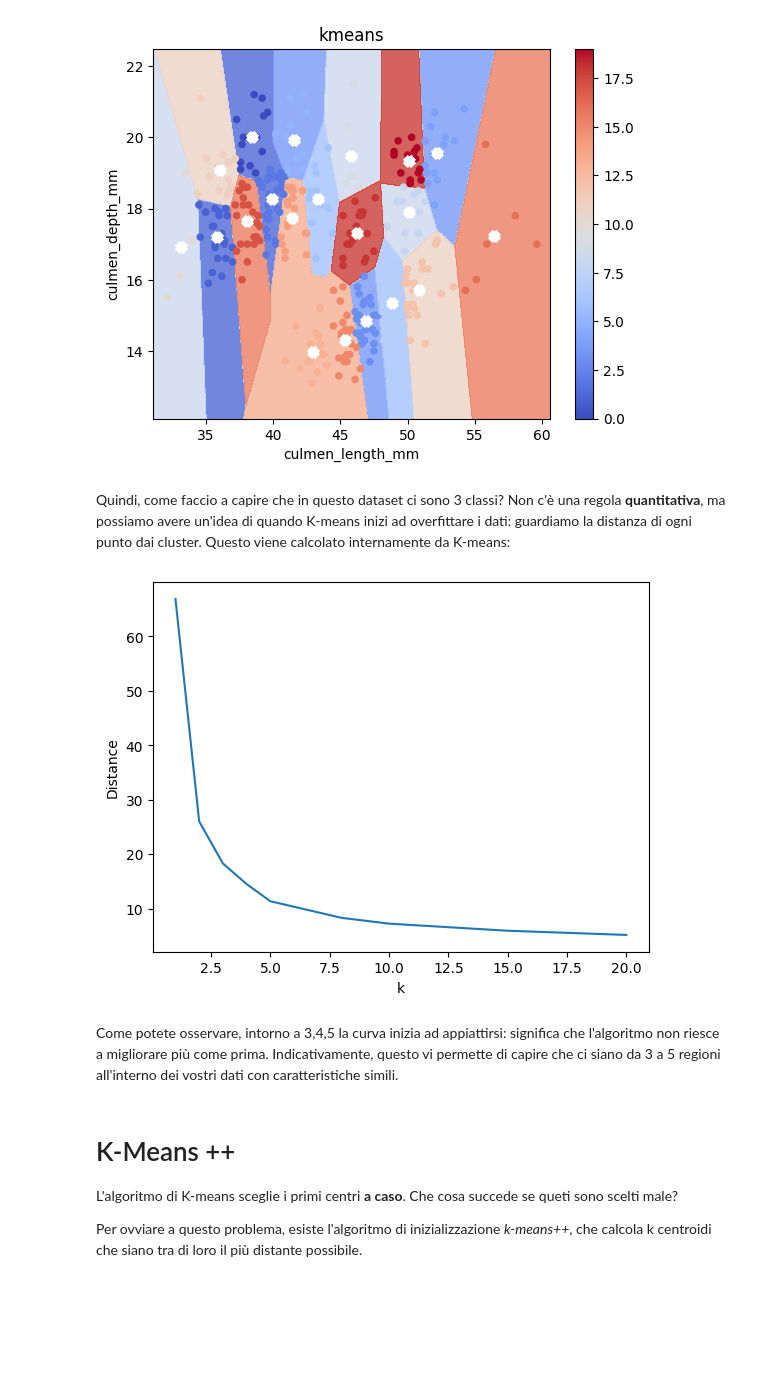
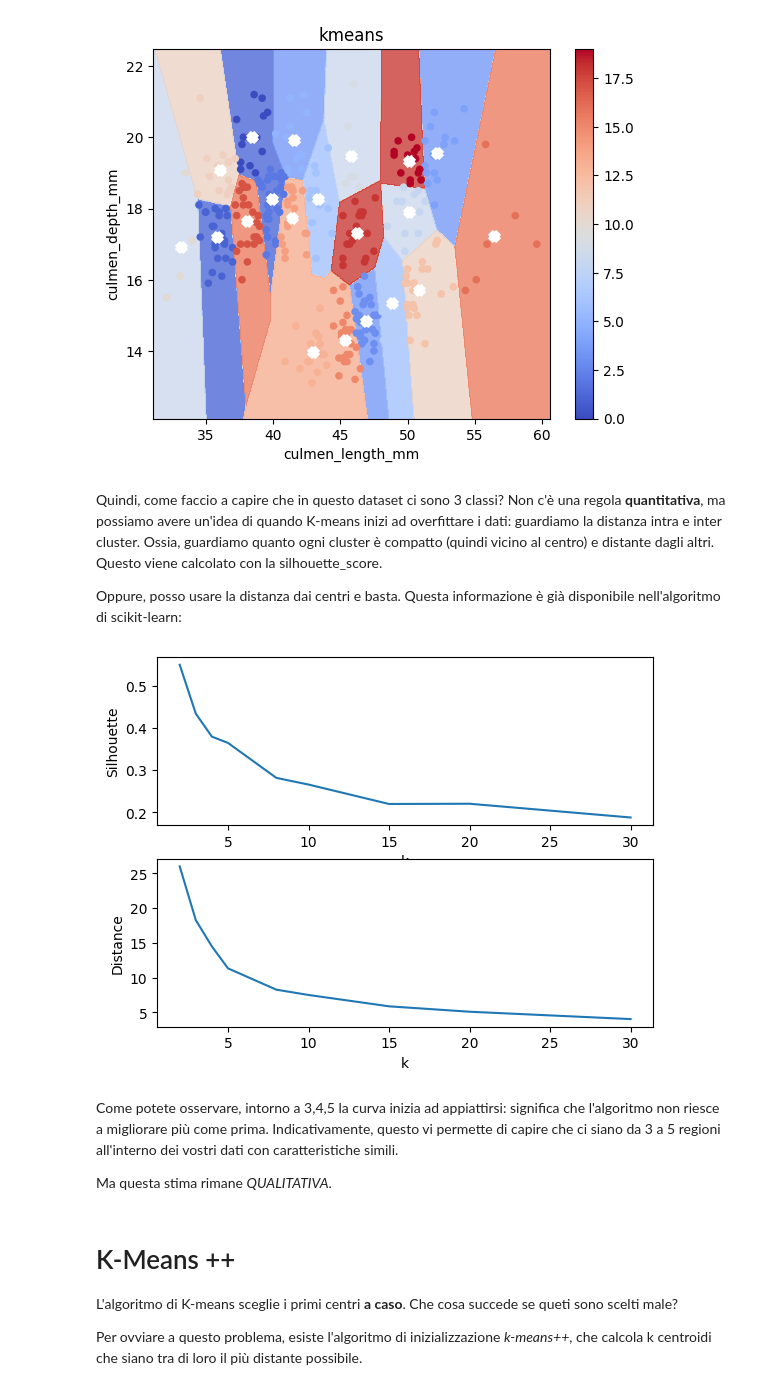
Before and after one commit to zangobot/BusinessAnalytics_TeachingMaterial, a Jupyter notebook: Esercitazione 7 - Clustering.ipynb, the cells around one changed output. Drawn from its saved outputs; the diff is of its cells as text; code cells hidden in the pictures; blank space fills up the shorter version.

Commit message:
clustering

```diff
--- a/Esercitazione 7 - Clustering.ipynb
+++ b/Esercitazione 7 - Clustering.ipynb
@@ -116,29 +116,42 @@ for k in ks:
 [figure]
 # %% [markdown]
 Quindi, come faccio a capire che in questo dataset ci sono 3 classi?
-Non c'è una regola **quantitativa**, ma possiamo avere un'idea di quando K-means inizi ad overfittare i dati: guardiamo la distanza di ogni punto dai cluster.
-Questo viene calcolato internamente da K-means:
+Non c'è una regola **quantitativa**, ma possiamo avere un'idea di quando K-means inizi ad overfittare i dati: guardiamo la distanza intra e inter cluster.
+Ossia, guardiamo quanto ogni cluster è compatto (quindi vicino al centro) e distante dagli altri.
+Questo viene calcolato con la silhouette_score.
+
+Oppure, posso usare la distanza dai centri e basta. Questa informazione è già disponibile nell'algoritmo di scikit-learn:
 # %%
+from sklearn.metrics import silhouette_score
 from sklearn.preprocessing import MinMaxScaler
 
 Xd = data[['culmen_length_mm', 'culmen_depth_mm', 'body_mass_g', 'flipper_length_mm']]
 Xd = MinMaxScaler().fit_transform(Xd)
-ks = [1, 2, 3, 4, 5, 8, 10, 15, 20]
-distances = []
+ks = [2, 3, 4, 5, 8, 10, 15, 20, 30]
+silhouette_scores = []
+inertias = []
 for k in ks:
     km = KMeans(n_clusters=k, n_init='auto', init='random')
-    km.fit(Xd)
-    distances.append(km.inertia_)
+    classes = km.fit_predict(Xd)
+    inertias.append(km.inertia_)
+    silhouette_scores.append(silhouette_score(Xd, labels=classes))
 
-plt.plot(ks, distances)
+plt.subplot(2,1,1)
+plt.plot(ks, silhouette_scores)
+plt.xlabel('k')
+plt.ylabel('Silhouette')
+plt.subplot(2,1,2)
+plt.plot(ks, inertias)
 plt.xlabel('k')
 plt.ylabel('Distance')
 plt.show()
 # %% [output]
-[figure, old version]
+[figure, new version]
 # %% [markdown]
 Come potete osservare, intorno a 3,4,5 la curva inizia ad appiattirsi: significa che l'algoritmo non riesce a migliorare più come prima.
 Indicativamente, questo vi permette di capire che ci siano da 3 a 5 regioni all'interno dei vostri dati con caratteristiche simili.
+
+Ma questa stima rimane *QUALITATIVA*.
 # %% [markdown]
 # K-Means ++
 
```
